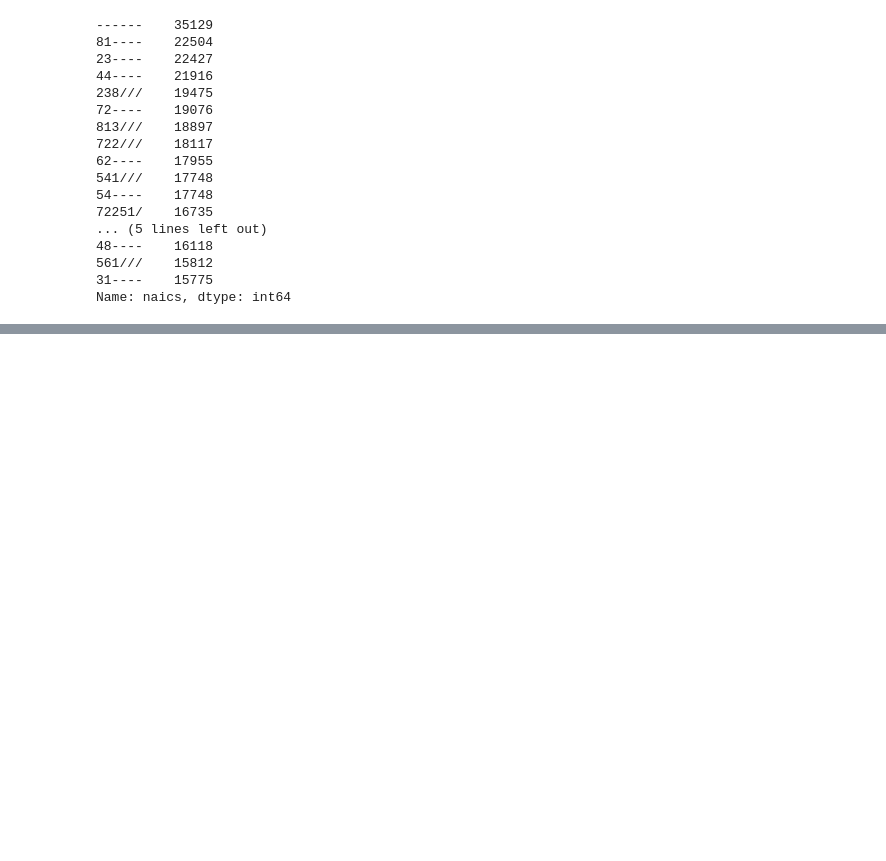
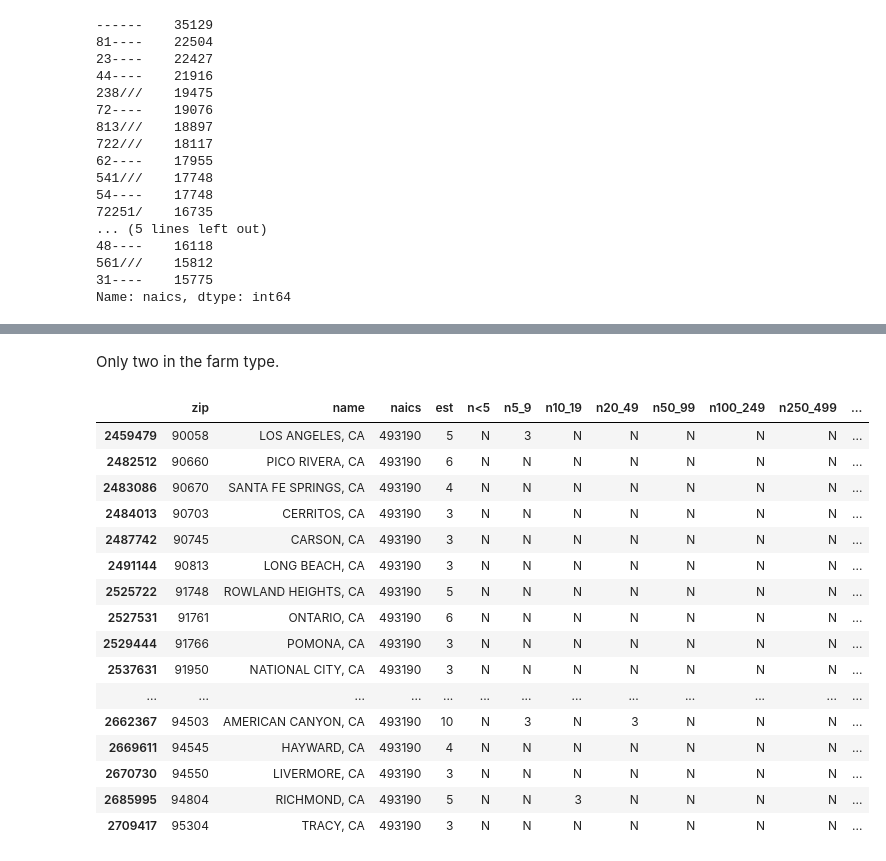
Before and after one commit to gigi-codes/warehouse_density, a Jupyter notebook: David/4_summarizingZipsandWarehouses.ipynb, the cells around one changed output, grey strips where cells are left out. Drawn from its saved outputs; the diff is of its cells as text; code cells hidden in the pictures; blank space fills up the shorter version.

```diff
--- a/David/4_summarizingZipsandWarehouses.ipynb
+++ b/David/4_summarizingZipsandWarehouses.ipynb
@@ -116,0 +137,3 @@ pwd
+# %%
+all_cali_zips = set(zip_to_tract.keys())
+all_cali_zips
@@ -116,0 +329,22 @@ pwd
+# %% [markdown]
+Only two in the farm type.
+# %%
+zbp19_cali[zbp19_cali['naics'] == warehouse_dict['other']]
+# %% [output]
+|  | zip | name | naics | est | n<5 | n5_9 | n10_19 | n20_49 | n50_99 | n100_249 | n250_499 | ... |
+| 2459479 | 90058 | LOS ANGELES, CA | 493190 | 5 | N | 3 | N | N | N | N | N | ... |
+| 2482512 | 90660 | PICO RIVERA, CA | 493190 | 6 | N | N | N | N | N | N | N | ... |
+| 2483086 | 90670 | SANTA FE SPRINGS, CA | 493190 | 4 | N | N | N | N | N | N | N | ... |
+| 2484013 | 90703 | CERRITOS, CA | 493190 | 3 | N | N | N | N | N | N | N | ... |
+| 2487742 | 90745 | CARSON, CA | 493190 | 3 | N | N | N | N | N | N | N | ... |
+| 2491144 | 90813 | LONG BEACH, CA | 493190 | 3 | N | N | N | N | N | N | N | ... |
+| 2525722 | 91748 | ROWLAND HEIGHTS, CA | 493190 | 5 | N | N | N | N | N | N | N | ... |
+| 2527531 | 91761 | ONTARIO, CA | 493190 | 6 | N | N | N | N | N | N | N | ... |
+| 2529444 | 91766 | POMONA, CA | 493190 | 3 | N | N | N | N | N | N | N | ... |
+| 2537631 | 91950 | NATIONAL CITY, CA | 493190 | 3 | N | N | N | N | N | N | N | ... |
+| ... | ... | ... | ... | ... | ... | ... | ... | ... | ... | ... | ... | ... |
+| 2662367 | 94503 | AMERICAN CANYON, CA | 493190 | 10 | N | 3 | N | 3 | N | N | N | ... |
+| 2669611 | 94545 | HAYWARD, CA | 493190 | 4 | N | N | N | N | N | N | N | ... |
+| 2670730 | 94550 | LIVERMORE, CA | 493190 | 3 | N | N | N | N | N | N | N | ... |
+| 2685995 | 94804 | RICHMOND, CA | 493190 | 5 | N | N | 3 | N | N | N | N | ... |
+| 2709417 | 95304 | TRACY, CA | 493190 | 3 | N | N | N | N | N | N | N | ... |
```
Also changed, not shown: parts of 40 cells of this notebook, 5 other files.
